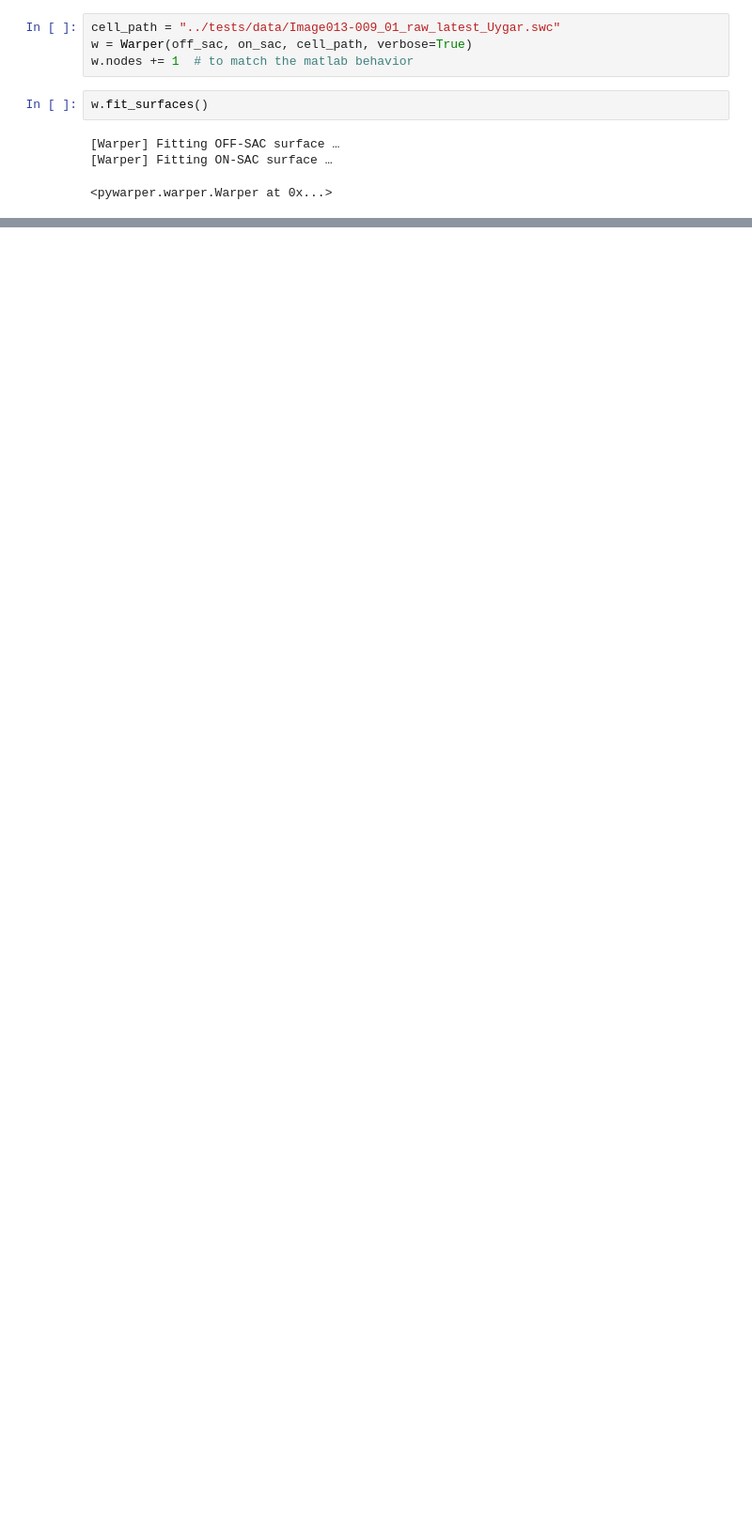
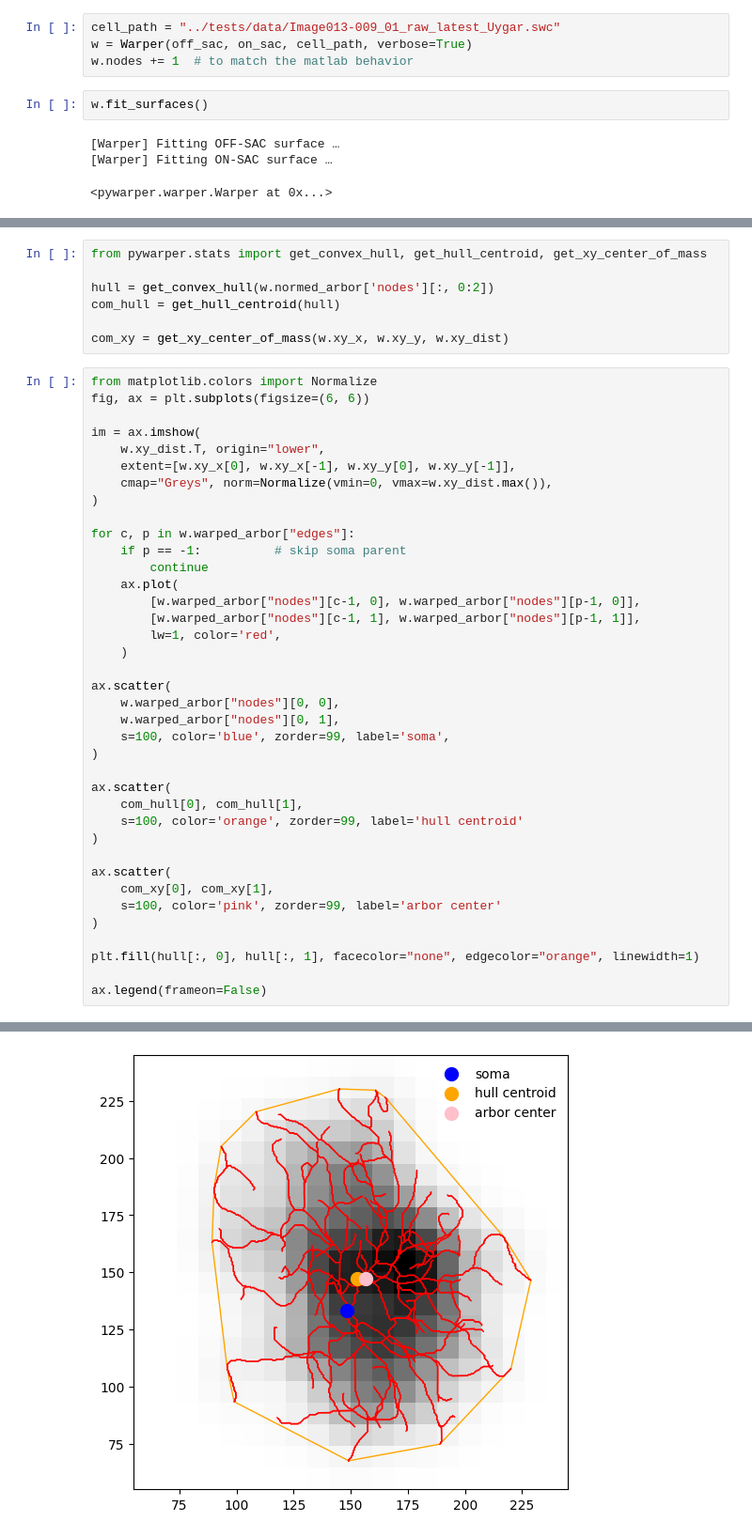
Before and after one commit to berenslab/pywarper, a Jupyter notebook: notebooks/0-example-with-warper.ipynb, the cells around one changed output, grey strips where cells are left out. Shown at 94% size. Cells and saved outputs as stored; diff of their text form; blank space fills up the shorter version.

Commit message:
add: more stats

```diff
--- a/notebooks/0-example-with-warper.ipynb
+++ b/notebooks/0-example-with-warper.ipynb
@@ -114,0 +121,46 @@ plt.show()
+# %%
+from pywarper.stats import get_convex_hull, get_hull_centroid, get_xy_center_of_mass
+
+hull = get_convex_hull(w.normed_arbor['nodes'][:, 0:2])
+com_hull = get_hull_centroid(hull)
+
+com_xy = get_xy_center_of_mass(w.xy_x, w.xy_y, w.xy_dist)
+# %%
+from matplotlib.colors import Normalize
+fig, ax = plt.subplots(figsize=(6, 6))
+
+im = ax.imshow(
+    w.xy_dist.T, origin="lower",
+    extent=[w.xy_x[0], w.xy_x[-1], w.xy_y[0], w.xy_y[-1]],
+    cmap="Greys", norm=Normalize(vmin=0, vmax=w.xy_dist.max()),
+)
+
+for c, p in w.warped_arbor["edges"]:
+    if p == -1:          # skip soma parent
+        continue
+    ax.plot(
+        [w.warped_arbor["nodes"][c-1, 0], w.warped_arbor["nodes"][p-1, 0]],
+        [w.warped_arbor["nodes"][c-1, 1], w.warped_arbor["nodes"][p-1, 1]],
+        lw=1, color='red',
+    )
+
+ax.scatter(
+    w.warped_arbor["nodes"][0, 0],
+    w.warped_arbor["nodes"][0, 1],
+    s=100, color='blue', zorder=99, label='soma',
+)
+
+ax.scatter(
+    com_hull[0], com_hull[1],
+    s=100, color='orange', zorder=99, label='hull centroid'
+)
+
+ax.scatter(
+    com_xy[0], com_xy[1],
+    s=100, color='pink', zorder=99, label='arbor center'
+)
+
+plt.fill(hull[:, 0], hull[:, 1], facecolor="none", edgecolor="orange", linewidth=1)
+
+ax.legend(frameon=False)
+# %% [output]
@@ -115,3 +168,4 @@ plt.show()
+[figure, added]
 # %%
 %load_ext watermark
 %watermark --time --date --timezone --updated --python --iversions --watermark
```
Also changed, not shown: parts of 6 cells of this notebook, 1 other file.
